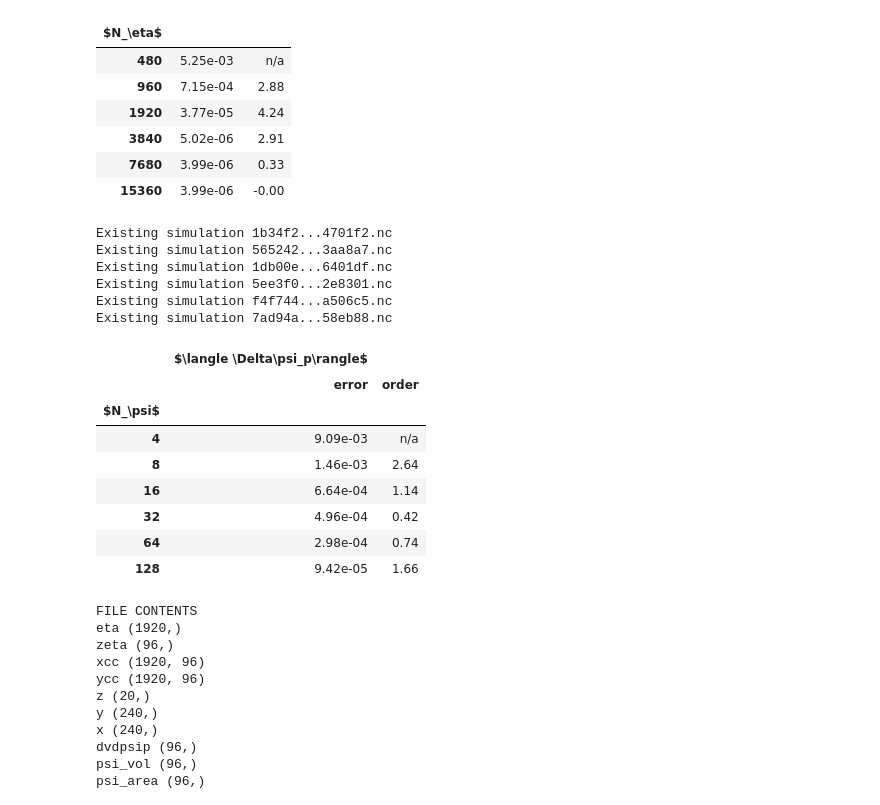
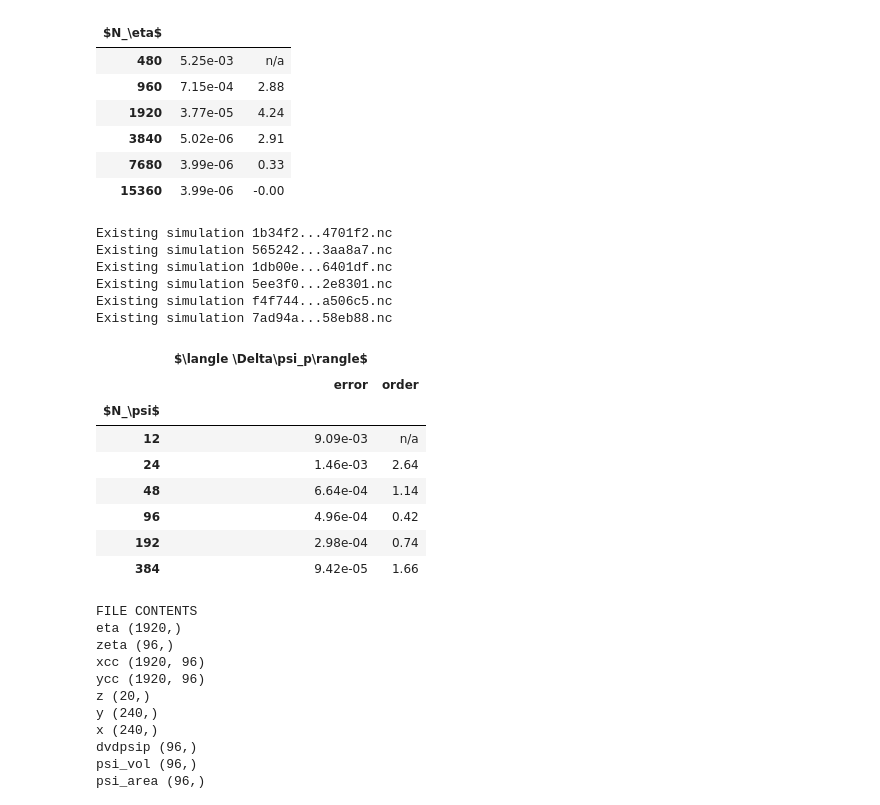
Before and after one commit to mwiesenberger/averages, a Jupyter notebook: flux-surface-averages.ipynb, the cells around one changed output. Drawn from its saved outputs; the diff is of its cells as text; code cells hidden in the pictures.

```diff
--- a/flux-surface-averages.ipynb
+++ b/flux-surface-averages.ipynb
@@ -16,6 +15,9 @@ import pandas as pd
 plt.rcParams.update({'font.size': 18})
 pd.set_option('display.float_format', lambda x: '%.2e' % x)
 FELTOR_PATH="../feltor" # path to the feltor library
+# %%
+with open ("compass_2X.json",'r') as f:
+    params = json.load(f)
 # %%
 # Create an inputfile for the geometry_diag.cu program to plot an example grid and the delta function
 def create_geometry_input() :
@@ -50,7 +52,7 @@ def create_geometry_input() :
     "magnetic_field":
     {
         "input" : "params",
-        "params": mag.select("COMPASS/compass_2X.json")
+        "params": params
     },
     "width-factor" : 0.2
     }
@@ -298,42 +300,42 @@ for Npsi in [4,8,16,32,64,128] :
     simulationfile["grid"]["Neta"] = 320
     simulationfile["grid"]["Npsi"] = Npsi
     simfile =  geometry_sim.create( simulationfile)
-    lines.append( [Npsi, compare_dfs( simfile)])
+    lines.append( [simulationfile["grid"]["npsi"]*Npsi, compare_dfs( simfile)])
 
 df = pd.DataFrame(lines, columns=["$N_\psi$", "error.dfs"])
 name = "dfs"
 df.insert(df.columns.get_loc("error."+name)+1,column="order."+name, value=df.loc[:,"error."+name])
 df["order."+name] = (np.log ( df["order."+name]/ df["order."+name].shift(1))/
         np.log( df["$N_\psi$"].shift(1)/df["$N_\psi$"]))
 df.set_index(['$N_\psi$'], inplace=True)
 headers = [ "$\langle \Delta\psi_p\rangle$" ]
 df.columns=pd.MultiIndex.from_product([headers,["error", "order"] ])
 filename='convergence_dfs.tex'
 string_df = df
 for header in headers :
     string_df[header, "error"]=string_df[header, "error"].apply( errorToString)
     string_df[header, "order"]=string_df[header, "order"].apply( orderToString)
 with open(filename, 'wb') as f:
     f.write(bytes(string_df.to_latex(
         escape=False,column_format='lp{1.5cm}p{1.2cm}p{1.5cm}p{1.2cm}',
                                bold_rows=True),'UTF-8'))
 df
 # %% [output]
 Existing simulation 1b34f2...4701f2.nc
 Existing simulation 565242...3aa8a7.nc
 Existing simulation 1db00e...6401df.nc
 Existing simulation 5ee3f0...2e8301.nc
 Existing simulation f4f744...a506c5.nc
 Existing simulation 7ad94a...58eb88.nc
 |  | $\langle \Delta\psi_p\rangle$ |  |
 |  | error | order |
 | $N_\psi$ |  |  |
-| 4 | 9.09e-03 | n/a |
-| 8 | 1.46e-03 | 2.64 |
-| 16 | 6.64e-04 | 1.14 |
-| 32 | 4.96e-04 | 0.42 |
-| 64 | 2.98e-04 | 0.74 |
-| 128 | 9.42e-05 | 1.66 |
+| 12 | 9.09e-03 | n/a |
+| 24 | 1.46e-03 | 2.64 |
+| 48 | 6.64e-04 | 1.14 |
+| 96 | 4.96e-04 | 0.42 |
+| 192 | 2.98e-04 | 0.74 |
+| 384 | 9.42e-05 | 1.66 |
 # %%
 print( "FILE CONTENTS")
 for v in ncin.variables:
```
Also changed, not shown: parts of 1 cell of this notebook, 8 other files.
